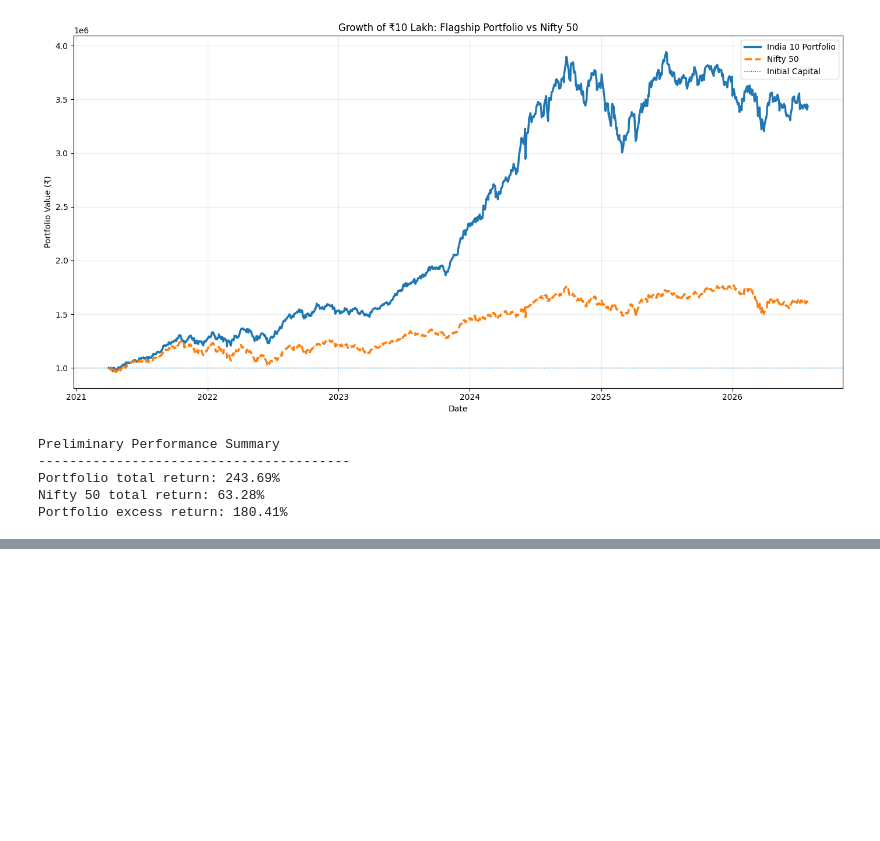
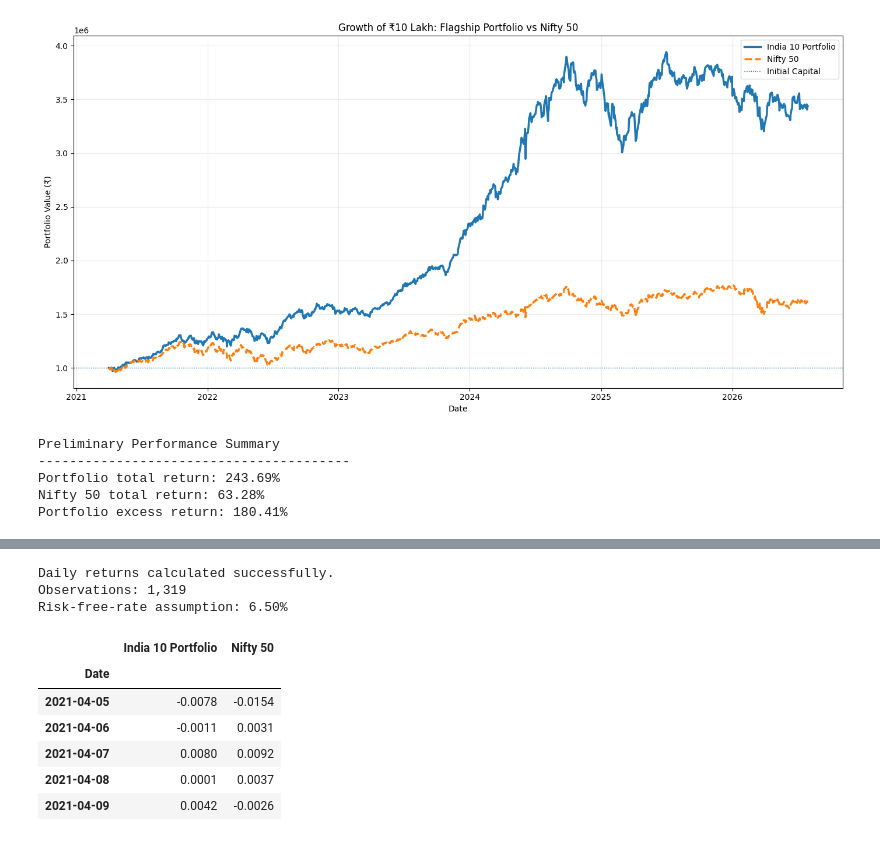
Before and after one commit to Rohil121/bharat-portfolio-lab, a Jupyter notebook: notebooks/01_portfolio_mvp.ipynb, the cells around one changed output, grey strips where cells are left out. Saved outputs shown, nothing was run; the diff lists cells and outputs as text; code cells hidden in the pictures; blank space fills up the shorter version.

```diff
--- a/notebooks/01_portfolio_mvp.ipynb
+++ b/notebooks/01_portfolio_mvp.ipynb
@@ -513,0 +530,34 @@ Portfolio excess return: 180.41%
+# %%
+# Risk-analysis assumptions
+
+TRADING_DAYS = 252
+RISK_FREE_RATE = 0.065  # Provisional annual assumption: 6.5%
+
+# Daily portfolio and benchmark returns
+daily_returns = performance_values.pct_change().dropna()
+
+# Convert annual risk-free rate into a daily equivalent
+daily_risk_free_rate = (
+    (1 + RISK_FREE_RATE) ** (1 / TRADING_DAYS) - 1
+)
+
+assert not daily_returns.empty, "Daily-return series is empty."
+assert daily_returns.isna().sum().sum() == 0, \
+    "Missing values remain in the daily-return series."
+
+print("Daily returns calculated successfully.")
+print(f"Observations: {len(daily_returns):,}")
+print(f"Risk-free-rate assumption: {RISK_FREE_RATE:.2%}")
+
+display(daily_returns.head())
+# %% [output]
+Daily returns calculated successfully.
+Observations: 1,319
+Risk-free-rate assumption: 6.50%
+|  | India 10 Portfolio | Nifty 50 |
+| Date |  |  |
+| 2021-04-05 | -0.0078 | -0.0154 |
+| 2021-04-06 | -0.0011 | 0.0031 |
+| 2021-04-07 | 0.0080 | 0.0092 |
+| 2021-04-08 | 0.0001 | 0.0037 |
+| 2021-04-09 | 0.0042 | -0.0026 |
```
Also changed, not shown: parts of 5 cells of this notebook.
